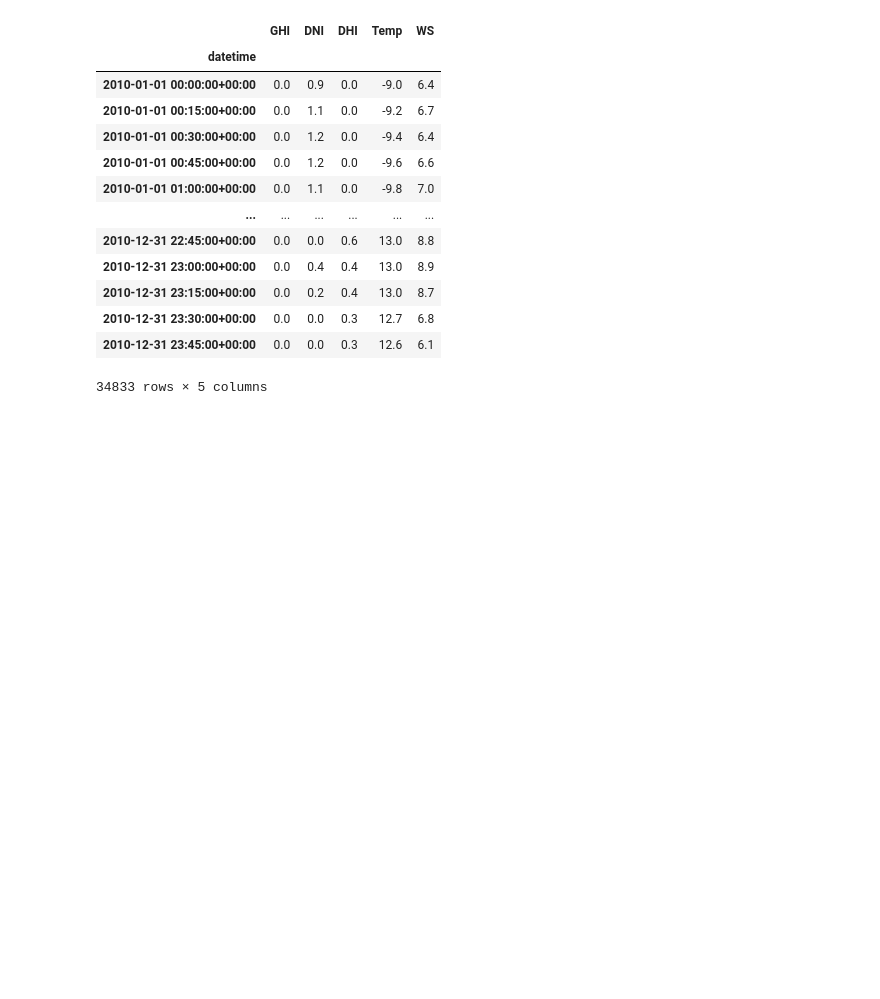
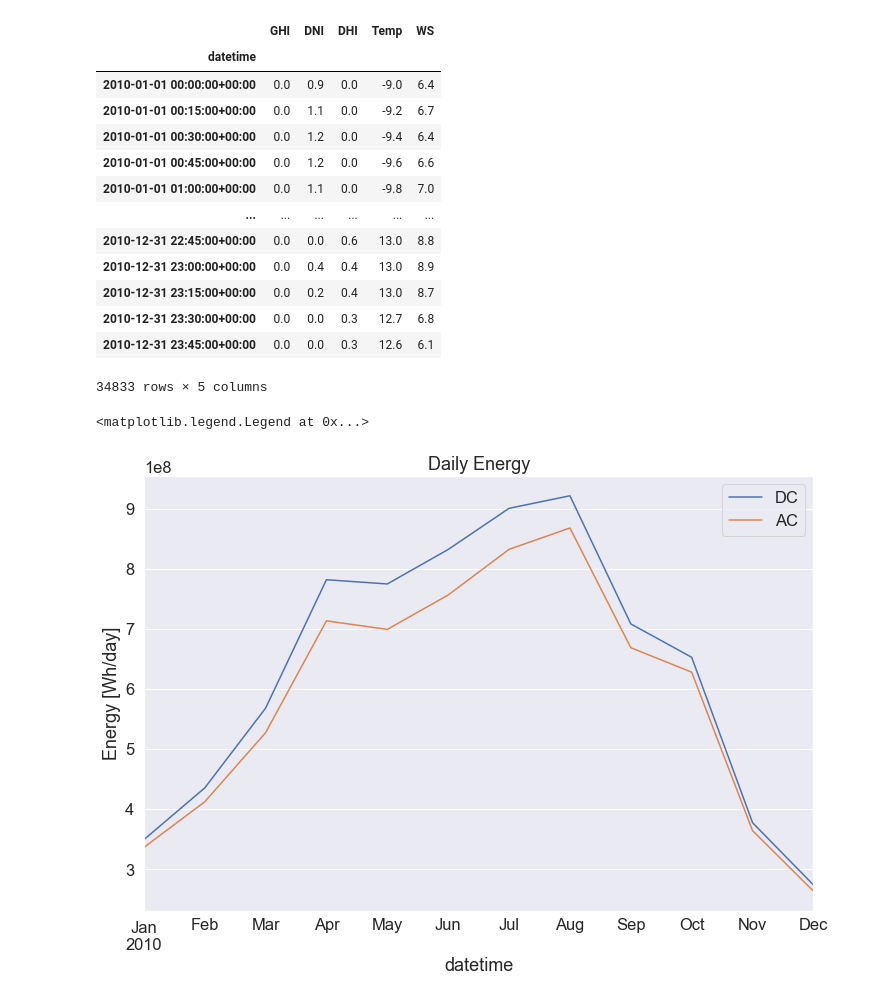
Before and after one commit to mikofski/pvsc49-satellite-sampling, a Jupyter notebook: analysis/instantaneous_weather-SURFRAD.ipynb, the cells around one changed output. Cells and saved outputs as stored; diff of their text form; code cells hidden in the pictures; blank space fills up the shorter version.

Commit message:
repeat 15-inst and 5-inst

```diff
--- a/analysis/instantaneous_weather-SURFRAD.ipynb
+++ b/analysis/instantaneous_weather-SURFRAD.ipynb
@@ -819,14 +819,14 @@ def calc_energy(df, pvmodel):
     # the goods
     return edaily, ac_output
 # %%
-pvmodule5inst = PVModel(
+pvmodel_bon = PVModel(
     latitude=LATITUDE,
     longitude=LONGITUDE,
     elevation=ELEVATION,
     pvmodule=CECMOD_MONO,
     inverter=INVERTER_250K)
 
-edaily_15inst, ac_out_15inst = calc_energy(df=weather15inst, pvmodel=pvmodule5inst)
+edaily_15inst, ac_out_15inst = calc_energy(df=weather15inst, pvmodel=pvmodel_bon)
 # %%
 # the goods
 ax = edaily_15inst.resample('M').sum().plot(label='DC', title='Daily Energy')
@@ -853,3 +853,14 @@ weather15inst
 | 2010-12-31 23:30:00+00:00 | 0.0 | 0.0 | 0.3 | 12.7 | 6.8 |
 | 2010-12-31 23:45:00+00:00 | 0.0 | 0.0 | 0.3 | 12.6 | 6.1 |
 34833 rows × 5 columns
+# %%
+edaily_5inst, ac_out_5inst = calc_energy(df=weather5inst, pvmodel=pvmodel_bon)
+# %%
+# the goods
+ax = edaily_5inst.resample('M').sum().plot(label='DC', title='Daily Energy')
+ac_out_5inst.resample('M').sum().plot(ax=ax, label='AC')
+plt.ylabel('Energy [Wh/day]')
+plt.legend()
+# %% [output]
+<matplotlib.legend.Legend at 0x...>
+[figure, added]
```
Also changed, not shown: parts of 1 cell of this notebook.
